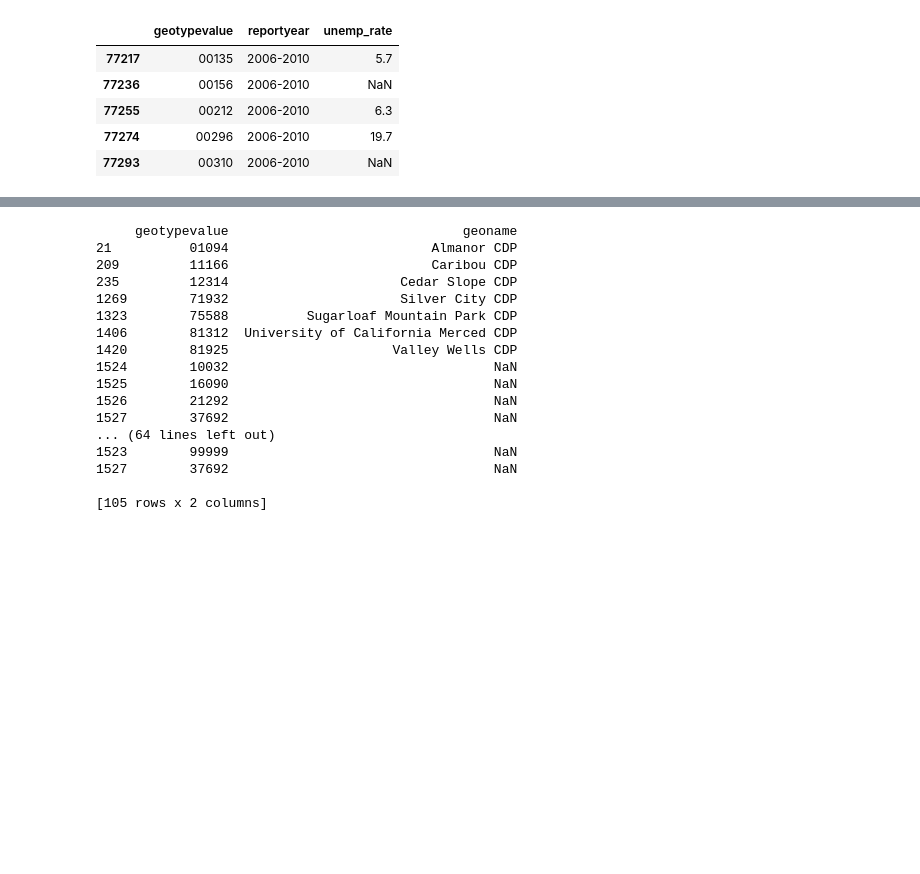
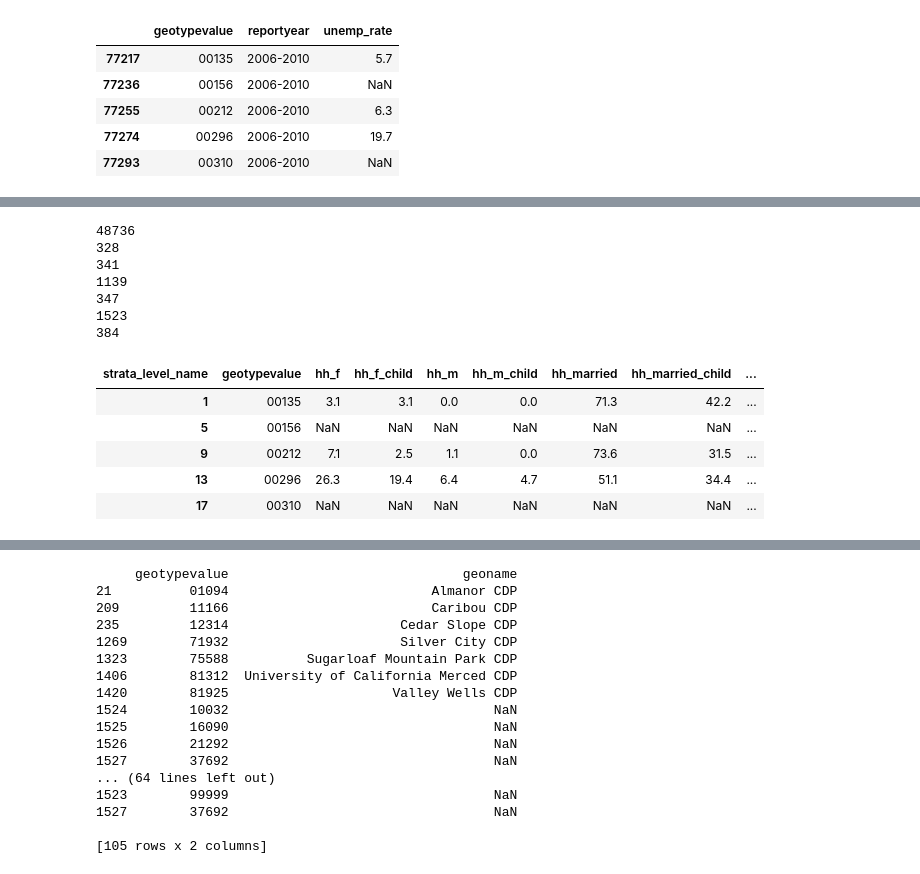
Before and after one commit to crsalviati/CA_Housing, a Jupyter notebook: Data_Build.ipynb, the cells around one changed output, grey strips where cells are left out. Saved outputs shown, nothing was run; the diff lists cells and outputs as text; code cells hidden in the pictures; blank space fills up the shorter version.

```diff
--- a/Data_Build.ipynb
+++ b/Data_Build.ipynb
@@ -668,0 +1213,9 @@ temp.head(5)
+# %%
+#Read in HCI file for Household Type
+tempurl = 'https://github.com/crsalviati/CA_Housing/raw/master/Raw_Data/HCI_HouseholdType_746_CARECOCDPLCT_Alameda-Monterey_24APR15.xlsx'
+temp = pd.read_excel(tempurl, sheetname=0, converters={'geotypevalue':str,'county_fips':str})
+temp.columns = [x.lower() for x in temp.columns]
+print temp.shape[0]
+print temp.geotype.unique()
+print temp.reportyear.unique()
+print temp.columns.values
@@ -669,3 +1233,43 @@ temp.head(5)
+# %%
+#Keep Place level data for all race, explore years available, limit to fields of interest
+temp = temp[(temp.geotype=="PL") & (temp.race_eth_code == 9)] #Stratified by mode, just keep total for now. Revisit?
+print temp.shape[0]
+
+temp = pd.pivot_table(temp, index=['geotypevalue', 'reportyear'], columns='strata_level_name', values='households_percent')
+temp.reset_index(level=0, inplace=True)
+temp.reset_index(level=0, inplace=True)
+temp.rename(columns={'Female householder, no husband present':'hh_f'},inplace =True)
+temp.rename(columns={'Female householder, no husband present, with own children under 18 years':'hh_f_child'},inplace =True)
+temp.rename(columns={'Male householder, no wife present':'hh_m'},inplace =True)
+temp.rename(columns={'Male householder, no wife present, with own children under 18 years':'hh_m_child'},inplace =True)
+temp.rename(columns={'Married couple':'hh_married'},inplace =True)
+temp.rename(columns={'Married couple with own children under 18 years':'hh_married_child'},inplace =True)
+temp.rename(columns={'Nonfamily households':'hh_nonfam'},inplace =True)
+temp.rename(columns={'Nonfamily households with householder living alone':'hh_nonfam_solo'},inplace =True)
+
+print temp.hh_f[temp.reportyear == '2005-2007'].count()
+print temp.hh_f[temp.reportyear == '2008-2010'].count()
+print temp.hh_f[temp.reportyear == '2006-2010'].count()
+print temp.hh_f[temp.reportyear == '2011-2013'].count()
+temp = temp[temp.reportyear == '2006-2010']
+del temp['reportyear']
+print temp.shape[0]
+print temp.hh_f.isnull().sum()
+temp.head(5)
+# %% [output]
+48736
+328
+341
+1139
+347
+1523
+384
+| strata_level_name | geotypevalue | hh_f | hh_f_child | hh_m | hh_m_child | hh_married | hh_married_child | ... |
+| 1 | 00135 | 3.1 | 3.1 | 0.0 | 0.0 | 71.3 | 42.2 | ... |
+| 5 | 00156 | NaN | NaN | NaN | NaN | NaN | NaN | ... |
+| 9 | 00212 | 7.1 | 2.5 | 1.1 | 0.0 | 73.6 | 31.5 | ... |
+| 13 | 00296 | 26.3 | 19.4 | 6.4 | 4.7 | 51.1 | 34.4 | ... |
+| 17 | 00310 | NaN | NaN | NaN | NaN | NaN | NaN | ... |
 # %%
 #Merge onto combined HCI df
 hci2 = pd.merge(hci, temp, on='geotypevalue', how='outer')
```
Also changed, not shown: parts of 35 cells of this notebook, 12 other files.
